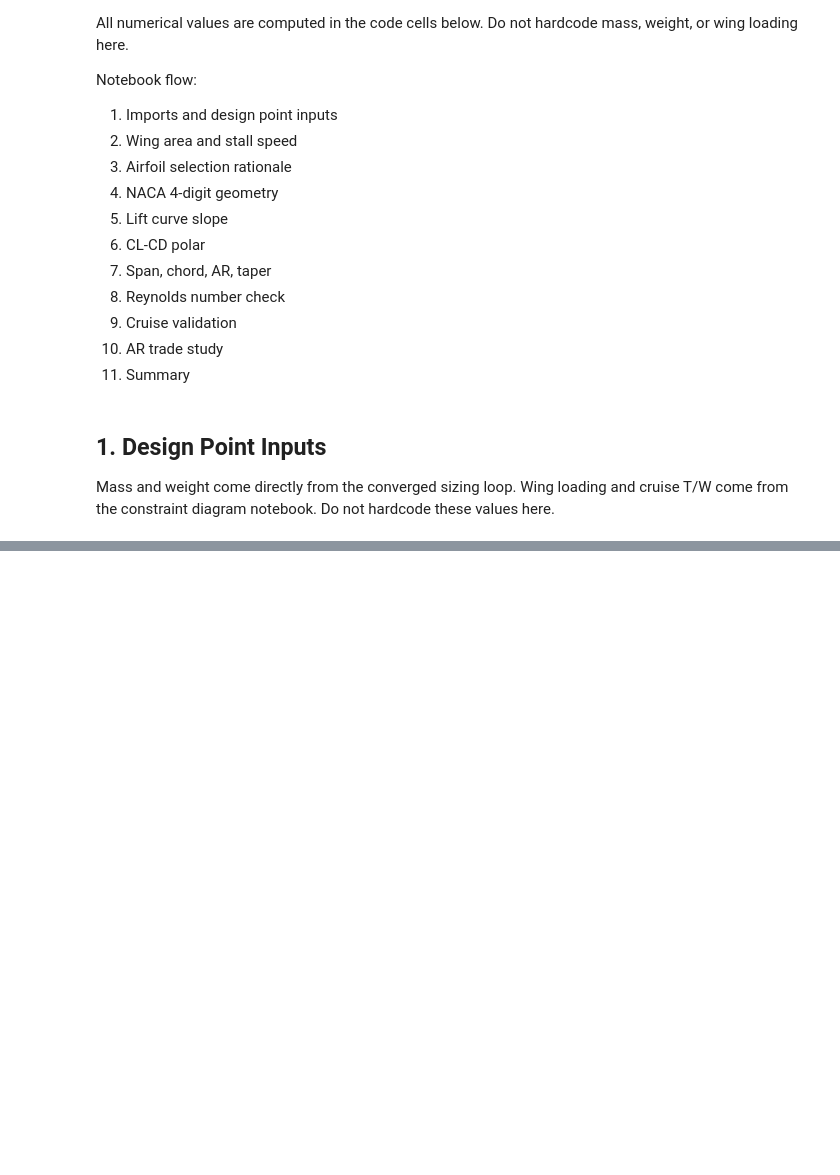
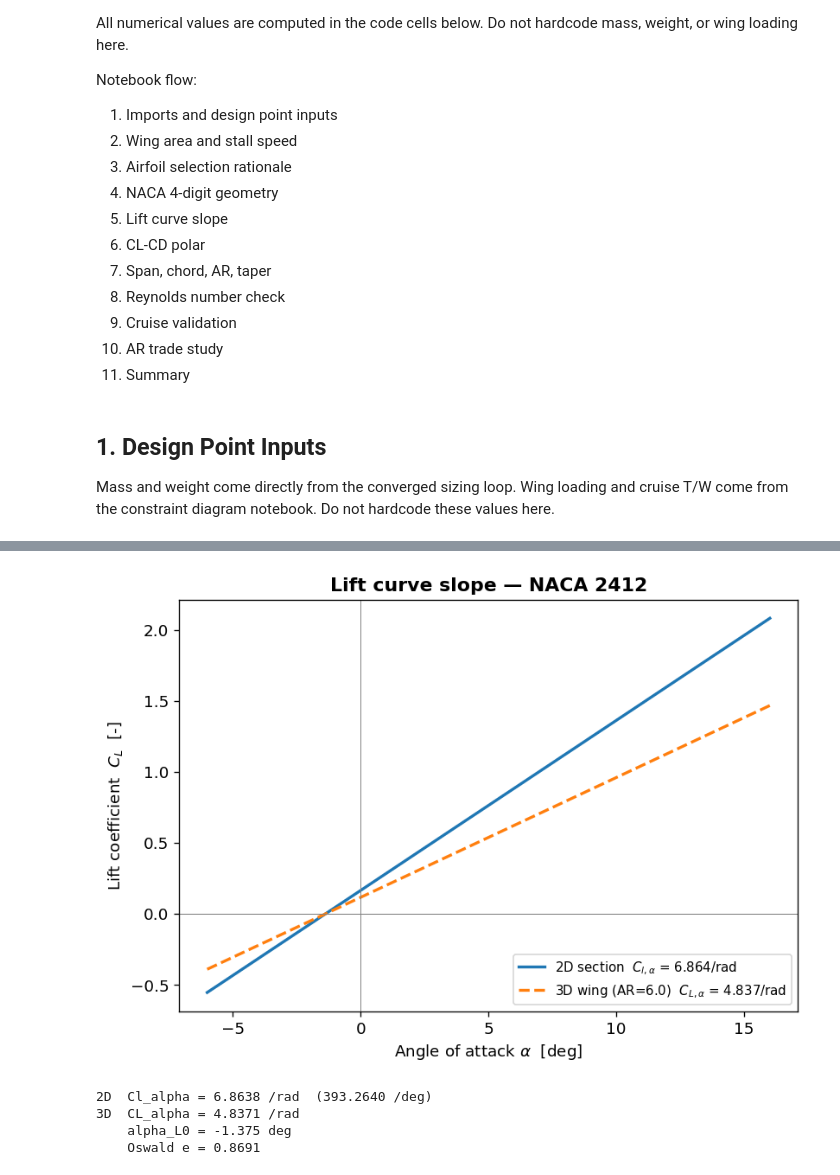
Before and after one commit to onurtuncer/vbat-uav-notebooks, a Jupyter notebook: notebooks/wing_design.ipynb, the cells around one changed output, grey strips where cells are left out. Saved outputs shown, nothing was run; the diff lists cells and outputs as text; code cells hidden in the pictures; blank space fills up the shorter version.

```diff
--- a/notebooks/wing_design.ipynb
+++ b/notebooks/wing_design.ipynb
@@ -85,0 +242,42 @@ FileNotFoundError: [Errno 2] No such file or directory: '../config/forward_fligh
+# %%
+from conceptual_design.airfoil_selection import (
+    section_Cl_alpha, wing_CL_alpha, oswald_efficiency,
+    section_alpha_L0,
+)
+
+Cl_a_2D  = section_Cl_alpha(t)
+e_oswald = oswald_efficiency(aero.AR)
+CL_a_3D  = wing_CL_alpha(Cl_a_2D, aero.AR, e_oswald)
+aL0_deg  = math.degrees(section_alpha_L0(M, P))
+
+# -- Plot Cl vs alpha (2D) and CL vs alpha (3D) -------------------------
+alpha_deg = np.linspace(-6, 16, 200)
+alpha_rad = np.radians(alpha_deg)
+
+Cl_2D = Cl_a_2D * (alpha_rad - math.radians(aL0_deg))
+CL_3D = CL_a_3D * (alpha_rad - math.radians(aL0_deg))
+
+fig, ax = plt.subplots(figsize=(7, 5))
+ax.plot(alpha_deg, Cl_2D, lw=2, label=f'2D section  $C_{{l,\\alpha}}$ = {Cl_a_2D:.3f}/rad')
+ax.plot(alpha_deg, CL_3D, lw=2, ls='--',
+        label=f'3D wing (AR={aero.AR})  $C_{{L,\\alpha}}$ = {CL_a_3D:.3f}/rad')
+ax.axhline(0, color='gray', lw=0.6)
+ax.axvline(0, color='gray', lw=0.6)
+ax.set_xlabel(r'Angle of attack $\alpha$  [deg]')
+ax.set_ylabel(r'Lift coefficient  $C_L$  [-]')
+ax.set_title(f'Lift curve slope — {DESIGNATION}', fontweight='bold')
+ax.legend(fontsize=9)
+plt.tight_layout()
+plt.savefig('lift_curve.png', dpi=150, bbox_inches='tight')
+plt.show()
+
+print(f"2D  Cl_alpha = {Cl_a_2D:.4f} /rad  ({math.degrees(Cl_a_2D):.4f} /deg)")
+print(f"3D  CL_alpha = {CL_a_3D:.4f} /rad")
+print(f"    alpha_L0 = {aL0_deg:.3f} deg")
+print(f"    Oswald e = {e_oswald:.4f}")
+# %% [output]
+[figure, added]
+2D  Cl_alpha = 6.8638 /rad  (393.2640 /deg)
+3D  CL_alpha = 4.8371 /rad
+    alpha_L0 = -1.375 deg
+    Oswald e = 0.8691
```
Also changed, not shown: parts of 20 cells of this notebook, 6 other files.
